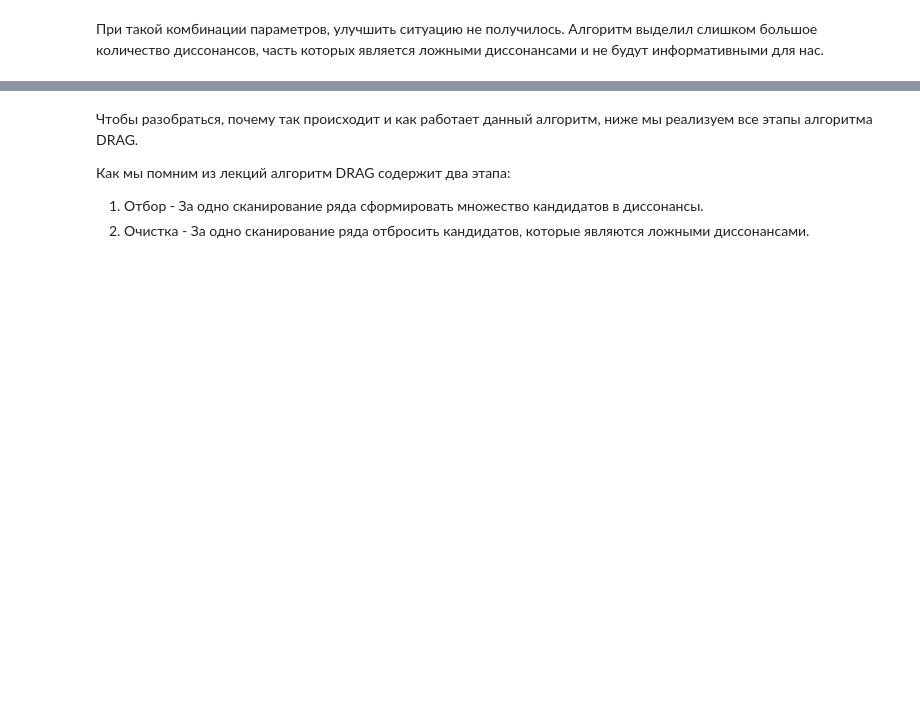
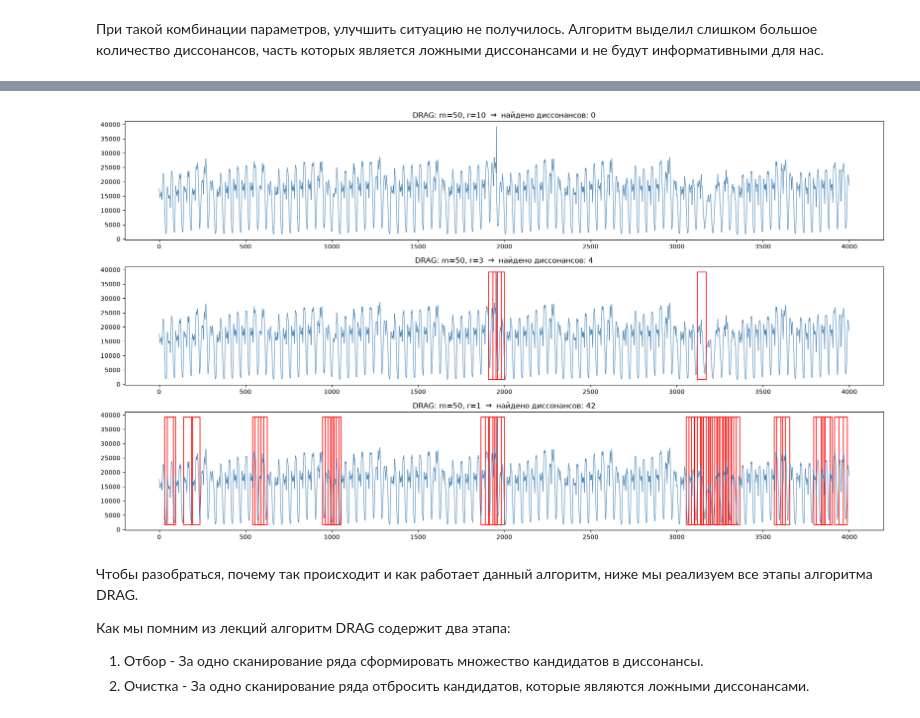
Before and after one commit to Moss847/2026-Khudoyan-TimeSeriesCourse, a Jupyter notebook: practice/03 Discords/03 Discords.ipynb, the cells around one changed output, grey strips where cells are left out. Drawn from its saved outputs; the diff is of its cells as text; code cells hidden in the pictures; blank space fills up the shorter version.

```diff
--- a/practice/03 Discords/03 Discords.ipynb
+++ b/practice/03 Discords/03 Discords.ipynb
@@ -287,7 +273,30 @@ print(f'Колличество найденных диссонансов: {len(i
 Произведите подобные эксперименты с набором данных такси NY. Постройте графики демонстрирующие найденные диссонансы. Пример Графика:
 ![second-graph](pics/fig_ex_2.png)
 # %%
-# INSERT YOUR CODE
+# Эксперименты с NYC Taxi
+m = 50
+
+fig, axes = plt.subplots(nrows=3, ncols=1, figsize=(18, 10))
+nyc_taxi = pd.read_csv(dataset_dir_path/'nyc_taxi.csv',index_col=0).values[4000:8000,0].astype(np.float64)
+
+for ax, r in zip(axes, [10, 3, 1]):
+    idxs, _, _ = DRAG(nyc_taxi, m, r)
+    ax.plot(nyc_taxi, color='steelblue', linewidth=0.8)
+    for pos in idxs:
+        ax.add_patch(Rectangle(
+            (pos, nyc_taxi.min()),
+            m,
+            nyc_taxi.max() - nyc_taxi.min(),
+            linewidth=1.2,
+            edgecolor='red',
+            facecolor='none'
+        ))
+    ax.set_title(f'DRAG: m={m}, r={r}  →  найдено диссонансов: {len(idxs)}')
+
+plt.tight_layout()
+plt.show()
+# %% [output]
+[figure, added]
 # %% [markdown]
 Чтобы разобраться, почему так происходит и как работает данный алгоритм, ниже мы реализуем все этапы алгоритма DRAG.
 
```
Also changed, not shown: parts of 13 cells of this notebook.
